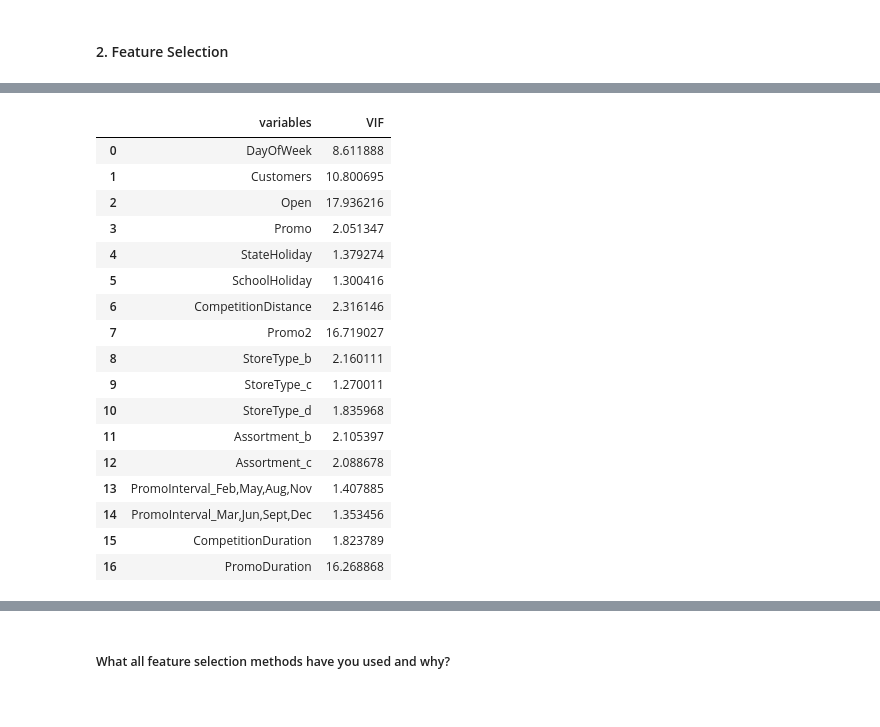
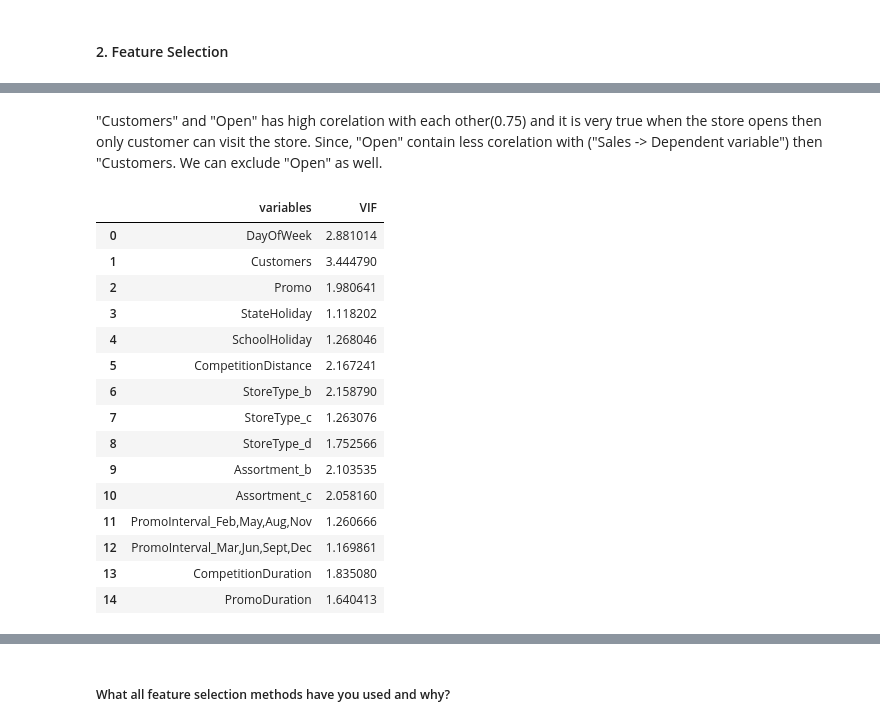
Before and after one commit to Shahrukh2016/Retail_Sales_Prediction, a Jupyter notebook: IndividualColab_RetailSalesPrediction.ipynb, the cells around one changed output, grey strips where cells are left out. Cells and saved outputs as stored; diff of their text form; code cells hidden in the pictures.

```diff
--- a/IndividualColab_RetailSalesPrediction.ipynb
+++ b/IndividualColab_RetailSalesPrediction.ipynb
@@ -1521,6 +1522,10 @@ df_new.head()
 # deriving 2 new features:
 # 1. "CompetitionDuration -> Duration from which two stores are competiting"
 # 2. "PromoDuration -> Duration from which the store is not involved in any promotion"
-##    Final values are in days.
-df_new["CompetitionDuration"]= (df_new["Year"]-df_new["CompetitionOpenSinceYear"])*12*4*7 + (df_new["Month"]-df_new["CompetitionOpenSinceMonth"])*1*4*7
-df_new["PromoDuration"]= (df_new["Year"]-df_new["Promo2SinceYear"])*12*4*7 + (df_new["Week"]-df_new["Promo2SinceWeek"])*1*7
+##    Final values are in Months.
+df_new["CompetitionDuration"]= (df_new["Year"]-df_new["CompetitionOpenSinceYear"])*12 + (df_new["Month"]-df_new["CompetitionOpenSinceMonth"])
+df_new["CompetitionDuration"] = df_new["CompetitionDuration"].map(lambda x: int(0) if x < 0 else int(x)).fillna(0)
+
+# Creating PromoDuration feature
+df_new["PromoDuration"]= (df_new["Year"]-df_new["Promo2SinceYear"])*12 + (df_new["Week"]-df_new["Promo2SinceWeek"])*7/30.5
+df_new["PromoDuration"] = df_new["PromoDuration"].map(lambda x: int(0) if x < 0 else int(x)).fillna(0) * df["Promo2"]
@@ -1606,22 +1685,22 @@ calc_vif(df_new[[i for i in df_new.describe().columns if i not in ["Store", "Sal
+# %% [markdown]
+"Customers" and "Open" has high corelation with each other(0.75) and it is very true when the store opens then only customer can visit the store. Since, "Open" contain less corelation with ("Sales -> Dependent variable") then "Customers. We can exclude "Open" as well.
 # %%
-# Now we can recheck the vif by excluding "PromoInterval_Jan,Apr,Jul,Oct". Since it is having high corelation with "Promo2" and less corelation with "Sales" than "Promo2".
-calc_vif(df_new[[i for i in df_new.describe().columns if i not in ["Store", "Sales", "Promo2SinceWeek", "Promo2SinceYear", "CompetitionOpenSinceMonth", "CompetitionOpenSinceYear","Day", "Month", "Year", "Week", "PromoInterval_Jan,Apr,Jul,Oct"]]])
+# Calculating VIF by excluding some more features
+calc_vif(df_new[[i for i in df_new.describe().columns if i not in ["Store", "Sales", "Promo2", "PromoInterval_Jan,Apr,Jul,Oct", "Promo2SinceWeek", "Promo2SinceYear", "CompetitionOpenSinceMonth", "CompetitionOpenSinceYear", "Day", "Month", "Year", "Week", "Open"]]])
 # %% [output]
 |  | variables | VIF |
-| 0 | DayOfWeek | 8.611888 |
-| 1 | Customers | 10.800695 |
-| 2 | Open | 17.936216 |
-| 3 | Promo | 2.051347 |
-| 4 | StateHoliday | 1.379274 |
-| 5 | SchoolHoliday | 1.300416 |
-| 6 | CompetitionDistance | 2.316146 |
-| 7 | Promo2 | 16.719027 |
-| 8 | StoreType_b | 2.160111 |
-| 9 | StoreType_c | 1.270011 |
-| 10 | StoreType_d | 1.835968 |
-| 11 | Assortment_b | 2.105397 |
-| 12 | Assortment_c | 2.088678 |
-| 13 | PromoInterval_Feb,May,Aug,Nov | 1.407885 |
-| 14 | PromoInterval_Mar,Jun,Sept,Dec | 1.353456 |
-| 15 | CompetitionDuration | 1.823789 |
-| 16 | PromoDuration | 16.268868 |
+| 0 | DayOfWeek | 2.881014 |
+| 1 | Customers | 3.444790 |
+| 2 | Promo | 1.980641 |
+| 3 | StateHoliday | 1.118202 |
+| 4 | SchoolHoliday | 1.268046 |
+| 5 | CompetitionDistance | 2.167241 |
+| 6 | StoreType_b | 2.158790 |
+| 7 | StoreType_c | 1.263076 |
+| 8 | StoreType_d | 1.752566 |
+| 9 | Assortment_b | 2.103535 |
+| 10 | Assortment_c | 2.058160 |
+| 11 | PromoInterval_Feb,May,Aug,Nov | 1.260666 |
+| 12 | PromoInterval_Mar,Jun,Sept,Dec | 1.169861 |
+| 13 | CompetitionDuration | 1.835080 |
+| 14 | PromoDuration | 1.640413 |
```
Also changed, not shown: parts of 31 cells of this notebook.
